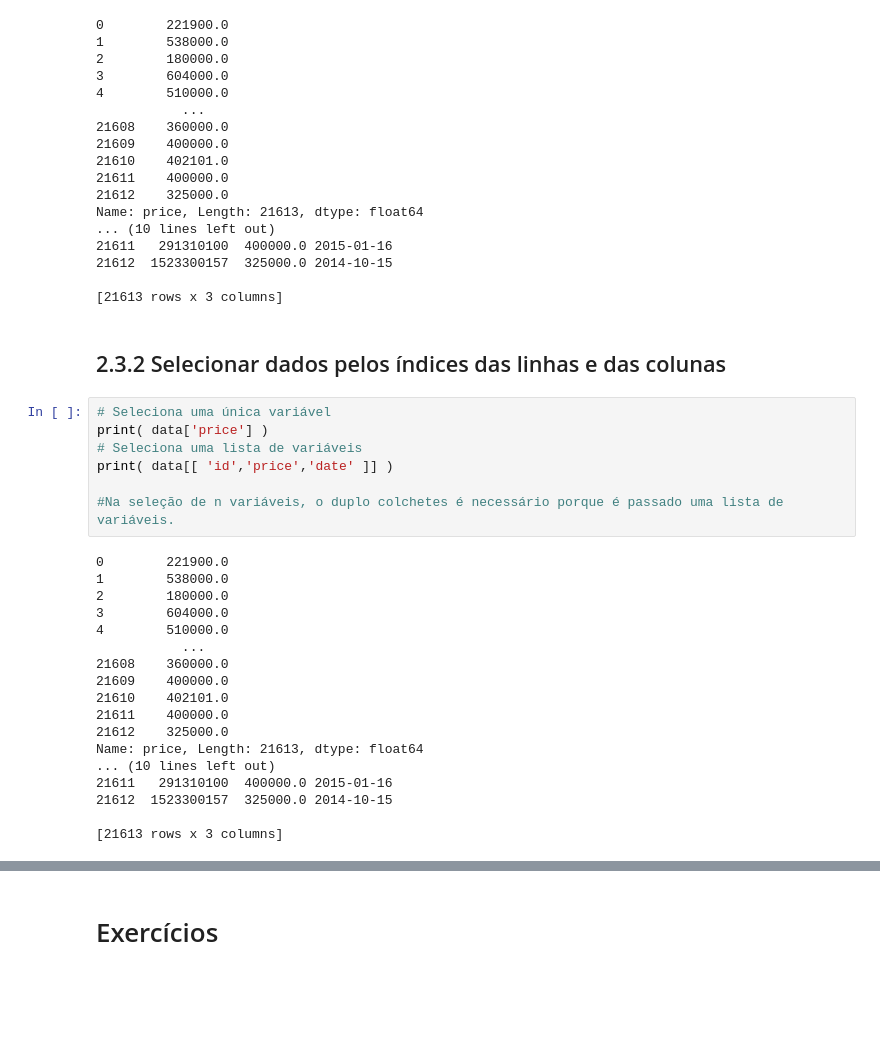
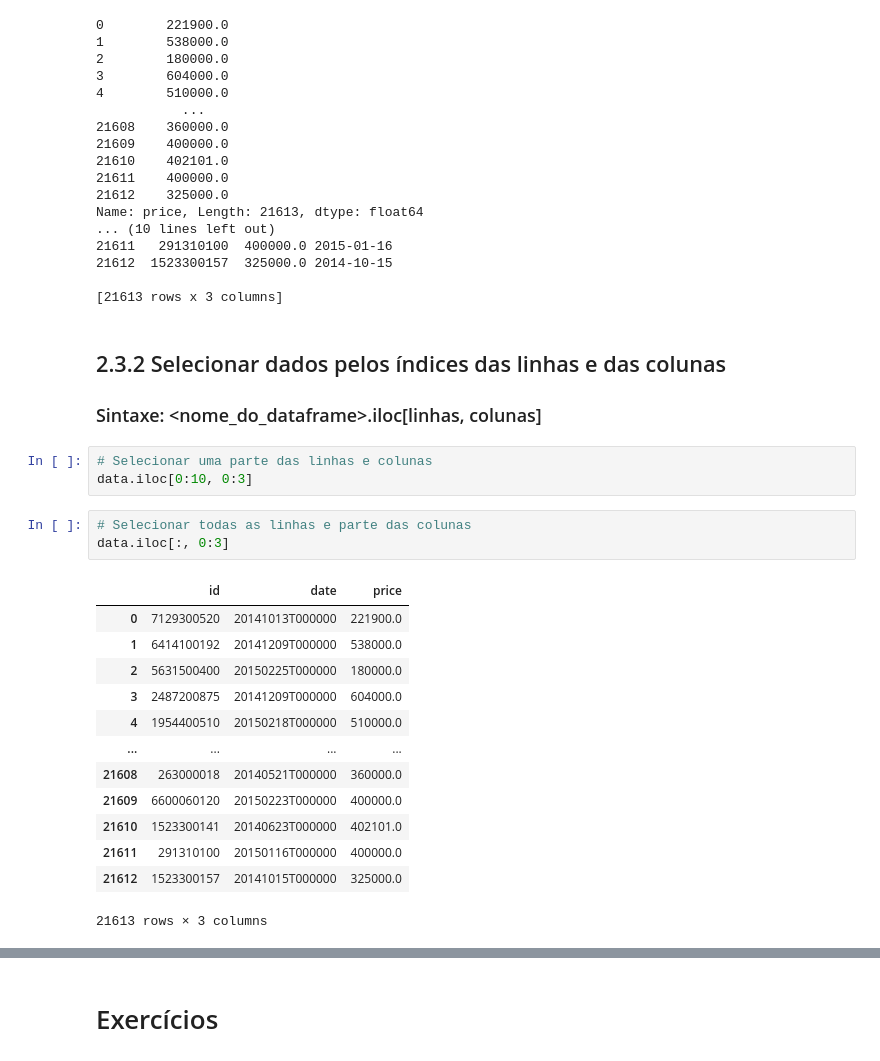
Before and after one commit to lucianaaguiarc/python_do_zero_ao_ds, a Jupyter notebook: missao02.ipynb, the cells around one changed output, grey strips where cells are left out. Cells and saved outputs as stored; diff of their text form; blank space fills up the shorter version.

```diff
--- a/missao02.ipynb
+++ b/missao02.ipynb
@@ -297,28 +297,24 @@ Name: price, Length: 21613, dtype: float64
 [21613 rows x 3 columns]
 # %% [markdown]
 ## 2.3.2 Selecionar dados pelos índices das linhas e das colunas
+### Sintaxe: <nome_do_dataframe>.iloc[linhas, colunas]
-# %%
-# Seleciona uma única variável
-print( data['price'] )
-# Seleciona uma lista de variáveis
-print( data[[ 'id','price','date' ]] )
-
-#Na seleção de n variáveis, o duplo colchetes é necessário porque é passado uma lista de variáveis.
-# %% [output]
-0        221900.0
-1        538000.0
-2        180000.0
-3        604000.0
-4        510000.0
-           ...
-21608    360000.0
-21609    400000.0
-21610    402101.0
-21611    400000.0
-21612    325000.0
-Name: price, Length: 21613, dtype: float64
-... (10 lines left out)
-21611   291310100  400000.0 2015-01-16
-21612  1523300157  325000.0 2014-10-15
-
-[21613 rows x 3 columns]
+# %%
+# Selecionar uma parte das linhas e colunas
+data.iloc[0:10, 0:3]
+# %%
+# Selecionar todas as linhas e parte das colunas
+data.iloc[:, 0:3]
+# %% [output]
+|  | id | date | price |
+| 0 | 7129300520 | 20141013T000000 | 221900.0 |
+| 1 | 6414100192 | 20141209T000000 | 538000.0 |
+| 2 | 5631500400 | 20150225T000000 | 180000.0 |
+| 3 | 2487200875 | 20141209T000000 | 604000.0 |
+| 4 | 1954400510 | 20150218T000000 | 510000.0 |
+| ... | ... | ... | ... |
+| 21608 | 263000018 | 20140521T000000 | 360000.0 |
+| 21609 | 6600060120 | 20150223T000000 | 400000.0 |
+| 21610 | 1523300141 | 20140623T000000 | 402101.0 |
+| 21611 | 291310100 | 20150116T000000 | 400000.0 |
+| 21612 | 1523300157 | 20141015T000000 | 325000.0 |
+21613 rows × 3 columns
```
Also changed, not shown: parts of 19 cells of this notebook, 1 other file.
